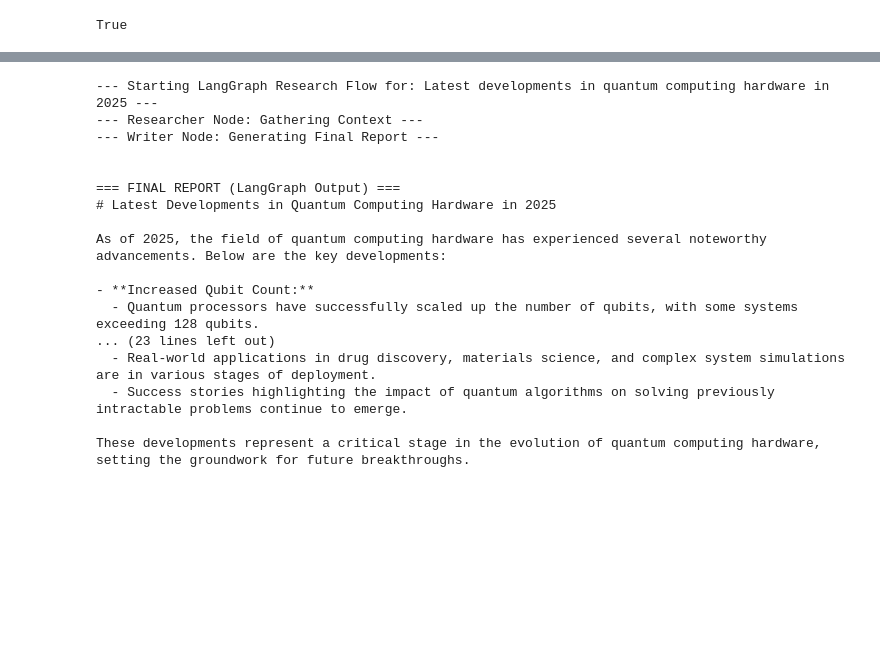
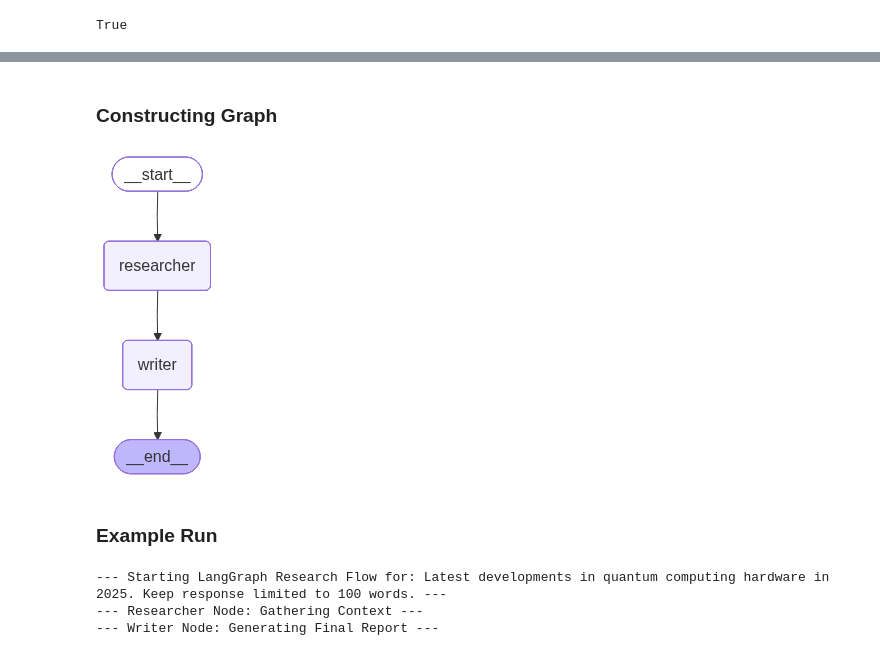
Before and after one commit to truefoundry/agentic-ai-deployment-cookbook, a Jupyter notebook: src/agents/langgraph/notebooks/research_report_generation_langgraph.ipynb, the cells around one changed output, grey strips where cells are left out. Drawn from its saved outputs; the diff is of its cells as text; code cells hidden in the pictures; blank space fills up the shorter version.

```diff
--- a/src/agents/langgraph/notebooks/research_report_generation_langgraph.ipynb
+++ b/src/agents/langgraph/notebooks/research_report_generation_langgraph.ipynb
@@ -32,7 +42,7 @@ class ResearchState(MessagesState):
     Content is passed between nodes via this state dictionary.
     """
     query: str
-    search_results: str
+    search_context: str
     final_report: str
 # %%
 # --- 3. Agent Functions (Nodes) ---
@@ -128,6 +138,8 @@ def writer_node(state: ResearchState) -> ResearchState:
 
     # Update the state with the final report (this will be the final output of the graph)
     return {"final_report": final_report_content}
+# %% [markdown]
+### Constructing Graph
 # %%
 # --- 4. Graph Construction ---
 # Initialize the StateGraph
@@ -144,6 +156,12 @@ workflow.set_finish_point("writer")
 
 # Compile the graph
 app = workflow.compile()
+# %%
+display(Image(app.get_graph(xray=True).draw_mermaid_png()))
+# %% [output]
+[figure, added]
+# %% [markdown]
+### Example Run
 # %%
 # --- Function to be Wrapped by FastMCP --- this is synchronous here, but we'll make it asynchronous in the final script.
 def run_research_analysis(query: str) -> str:
@@ -165,30 +183,16 @@ def run_research_analysis(query: str) -> str:
     return final_state["final_report"]
 # %%
 if __name__ == "__main__":
-    # Example Hackathon Query
-    query = "Latest developments in quantum computing hardware in 2025"
+    # Example Query
+    query = "Latest developments in quantum computing hardware in 2025. Keep response limited to 100 words."
     print(f"--- Starting LangGraph Research Flow for: {query} ---")
     result = run_research_analysis(query)
-    print("\n\n=== FINAL REPORT (LangGraph Output) ===")
-    print(result)
+    # print("\n\n=== FINAL REPORT (LangGraph Output) ===")
+    # print(result)
 # %% [output]
---- Starting LangGraph Research Flow for: Latest developments in quantum computing hardware in 2025 ---
+--- Starting LangGraph Research Flow for: Latest developments in quantum computing hardware in 2025. Keep response limited to 100 words. ---
 --- Researcher Node: Gathering Context ---
 --- Writer Node: Generating Final Report ---
-
-
-=== FINAL REPORT (LangGraph Output) ===
-# Latest Developments in Quantum Computing Hardware in 2025
-
-As of 2025, the field of quantum computing hardware has experienced several noteworthy advancements. Below are the key developments:
-
-- **Increased Qubit Count:**
-  - Quantum processors have successfully scaled up the number of qubits, with some systems exceeding 128 qubits.
-... (23 lines left out)
-  - Real-world applications in drug discovery, materials science, and complex system simulations are in various stages of deployment.
-  - Success stories highlighting the impact of quantum algorithms on solving previously intractable problems continue to emerge.
-
-These developments represent a critical stage in the evolution of quantum computing hardware, setting the groundwork for future breakthroughs.
 # %%
 #Final response
 display(Markdown(result))
```
Also changed, not shown: parts of 57 cells of this notebook, 10 other files.
